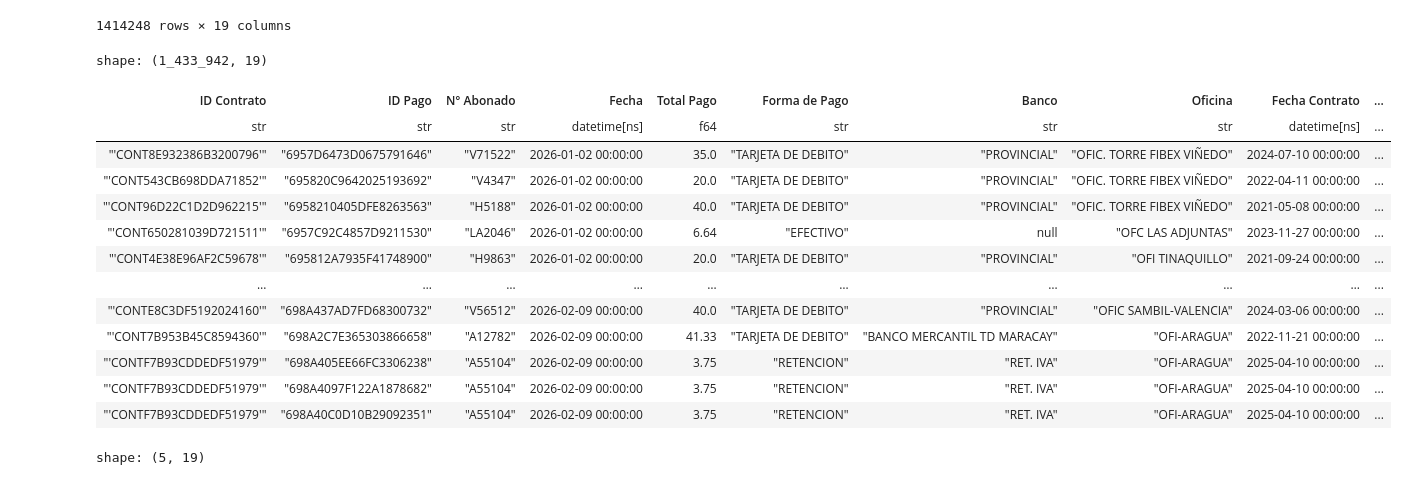
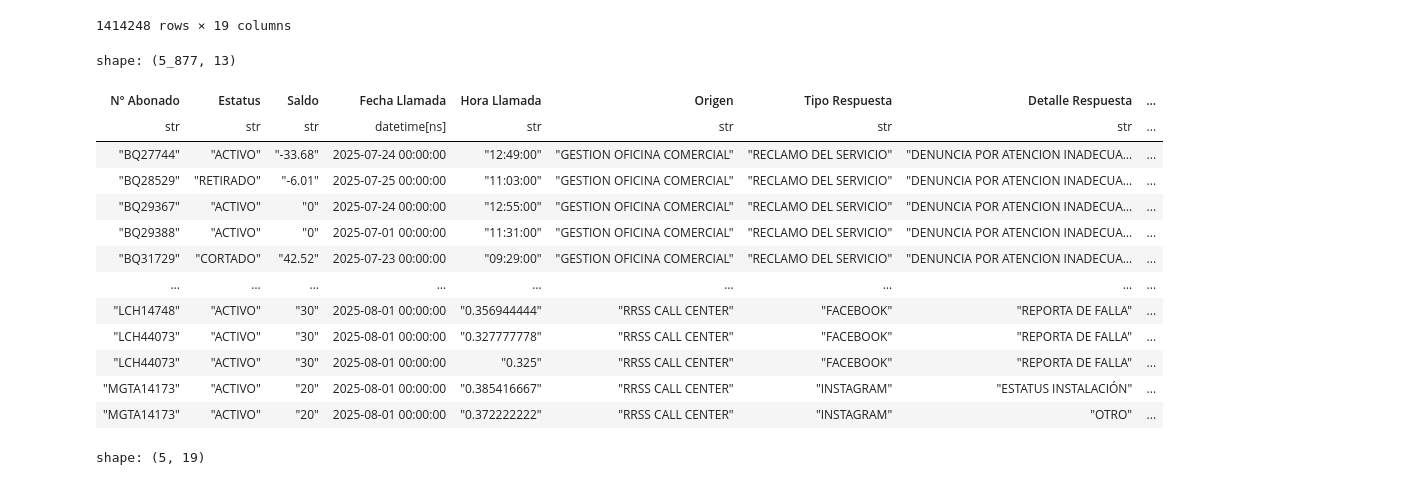
Before and after one commit to Artur030610/Data-Automated-Pipeline-Telecom, a Jupyter notebook: Notebooks/afluencia.ipynb, the cells around one changed output. Saved outputs shown, nothing was run; the diff lists cells and outputs as text; code cells hidden in the pictures.

```diff
--- a/Notebooks/afluencia.ipynb
+++ b/Notebooks/afluencia.ipynb
@@ -729,23 +729,23 @@ Index(['ID Contrato', 'ID Pago', 'N° Abonado', 'Fecha', 'Total Pago',
 1414248 rows × 19 columns
 # %%
 import polars as pl
-df = pl.read_parquet(r'C:\Users\josperez\Documents\A-DataStack\01-Proyectos\01-Data_PipelinesFibex\02_Data_Lake\gold_data\Recaudacion_Gold.parquet')
+df = pl.read_parquet(r'C:\Users\josperez\Documents\A-DataStack\01-Proyectos\01-Data_PipelinesFibex\02_Data_Lake\gold_data\Reclamos_General_Gold.parquet')
 display(df)
 # %% [output]
-shape: (1_433_942, 19)
+shape: (5_877, 13)
-| ID Contrato | ID Pago | N° Abonado | Fecha | Total Pago | Forma de Pago | Banco | Oficina | Fecha Contrato | ... |
-| str | str | str | datetime[ns] | f64 | str | str | str | datetime[ns] | ... |
-| "'CONT8E932386B3200796'" | "6957D6473D0675791646" | "V71522" | 2026-01-02 00:00:00 | 35.0 | "TARJETA DE DEBITO" | "PROVINCIAL" | "OFIC. TORRE FIBEX VIÑEDO" | 2024-07-10 00:00:00 | ... |
-| "'CONT543CB698DDA71852'" | "695820C9642025193692" | "V4347" | 2026-01-02 00:00:00 | 20.0 | "TARJETA DE DEBITO" | "PROVINCIAL" | "OFIC. TORRE FIBEX VIÑEDO" | 2022-04-11 00:00:00 | ... |
-| "'CONT96D22C1D2D962215'" | "6958210405DFE8263563" | "H5188" | 2026-01-02 00:00:00 | 40.0 | "TARJETA DE DEBITO" | "PROVINCIAL" | "OFIC. TORRE FIBEX VIÑEDO" | 2021-05-08 00:00:00 | ... |
-| "'CONT650281039D721511'" | "6957C92C4857D9211530" | "LA2046" | 2026-01-02 00:00:00 | 6.64 | "EFECTIVO" | null | "OFC LAS ADJUNTAS" | 2023-11-27 00:00:00 | ... |
-| "'CONT4E38E96AF2C59678'" | "695812A7935F41748900" | "H9863" | 2026-01-02 00:00:00 | 20.0 | "TARJETA DE DEBITO" | "PROVINCIAL" | "OFI TINAQUILLO" | 2021-09-24 00:00:00 | ... |
-| … | … | … | … | … | … | … | … | … | ... |
-| "'CONTE8C3DF5192024160'" | "698A437AD7FD68300732" | "V56512" | 2026-02-09 00:00:00 | 40.0 | "TARJETA DE DEBITO" | "PROVINCIAL" | "OFIC SAMBIL-VALENCIA" | 2024-03-06 00:00:00 | ... |
-| "'CONT7B953B45C8594360'" | "698A2C7E365303866658" | "A12782" | 2026-02-09 00:00:00 | 41.33 | "TARJETA DE DEBITO" | "BANCO MERCANTIL TD MARACAY" | "OFI-ARAGUA" | 2022-11-21 00:00:00 | ... |
-| "'CONTF7B93CDDEDF51979'" | "698A405EE66FC3306238" | "A55104" | 2026-02-09 00:00:00 | 3.75 | "RETENCION" | "RET. IVA" | "OFI-ARAGUA" | 2025-04-10 00:00:00 | ... |
-| "'CONTF7B93CDDEDF51979'" | "698A4097F122A1878682" | "A55104" | 2026-02-09 00:00:00 | 3.75 | "RETENCION" | "RET. IVA" | "OFI-ARAGUA" | 2025-04-10 00:00:00 | ... |
-| "'CONTF7B93CDDEDF51979'" | "698A40C0D10B29092351" | "A55104" | 2026-02-09 00:00:00 | 3.75 | "RETENCION" | "RET. IVA" | "OFI-ARAGUA" | 2025-04-10 00:00:00 | ... |
+| N° Abonado | Estatus | Saldo | Fecha Llamada | Hora Llamada | Origen | Tipo Respuesta | Detalle Respuesta | ... |
+| str | str | str | datetime[ns] | str | str | str | str | ... |
+| "BQ27744" | "ACTIVO" | "-33.68" | 2025-07-24 00:00:00 | "12:49:00" | "GESTION OFICINA COMERCIAL" | "RECLAMO DEL SERVICIO" | "DENUNCIA POR ATENCION INADECUA… | ... |
+| "BQ28529" | "RETIRADO" | "-6.01" | 2025-07-25 00:00:00 | "11:03:00" | "GESTION OFICINA COMERCIAL" | "RECLAMO DEL SERVICIO" | "DENUNCIA POR ATENCION INADECUA… | ... |
+| "BQ29367" | "ACTIVO" | "0" | 2025-07-24 00:00:00 | "12:55:00" | "GESTION OFICINA COMERCIAL" | "RECLAMO DEL SERVICIO" | "DENUNCIA POR ATENCION INADECUA… | ... |
+| "BQ29388" | "ACTIVO" | "0" | 2025-07-01 00:00:00 | "11:31:00" | "GESTION OFICINA COMERCIAL" | "RECLAMO DEL SERVICIO" | "DENUNCIA POR ATENCION INADECUA… | ... |
+| "BQ31729" | "CORTADO" | "42.52" | 2025-07-23 00:00:00 | "09:29:00" | "GESTION OFICINA COMERCIAL" | "RECLAMO DEL SERVICIO" | "DENUNCIA POR ATENCION INADECUA… | ... |
+| … | … | … | … | … | … | … | … | ... |
+| "LCH14748" | "ACTIVO" | "30" | 2025-08-01 00:00:00 | "0.356944444" | "RRSS CALL CENTER" | "FACEBOOK" | "REPORTA DE FALLA" | ... |
+| "LCH44073" | "ACTIVO" | "30" | 2025-08-01 00:00:00 | "0.327777778" | "RRSS CALL CENTER" | "FACEBOOK" | "REPORTA DE FALLA" | ... |
+| "LCH44073" | "ACTIVO" | "30" | 2025-08-01 00:00:00 | "0.325" | "RRSS CALL CENTER" | "FACEBOOK" | "REPORTA DE FALLA" | ... |
+| "MGTA14173" | "ACTIVO" | "20" | 2025-08-01 00:00:00 | "0.385416667" | "RRSS CALL CENTER" | "INSTAGRAM" | "ESTATUS INSTALACIÓN" | ... |
+| "MGTA14173" | "ACTIVO" | "20" | 2025-08-01 00:00:00 | "0.372222222" | "RRSS CALL CENTER" | "INSTAGRAM" | "OTRO" | ... |
 # %%
 import pandas as pd
 import polars as pl
```
Also changed, not shown: parts of 2 cells of this notebook, 5 other files.
